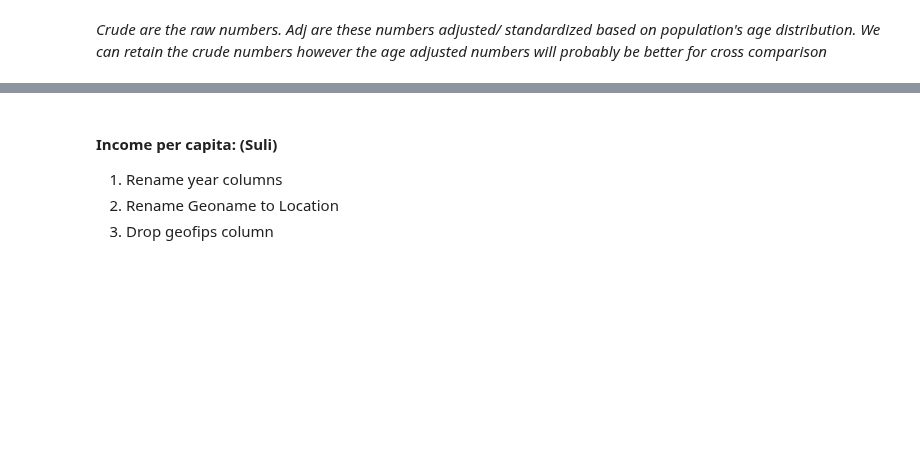
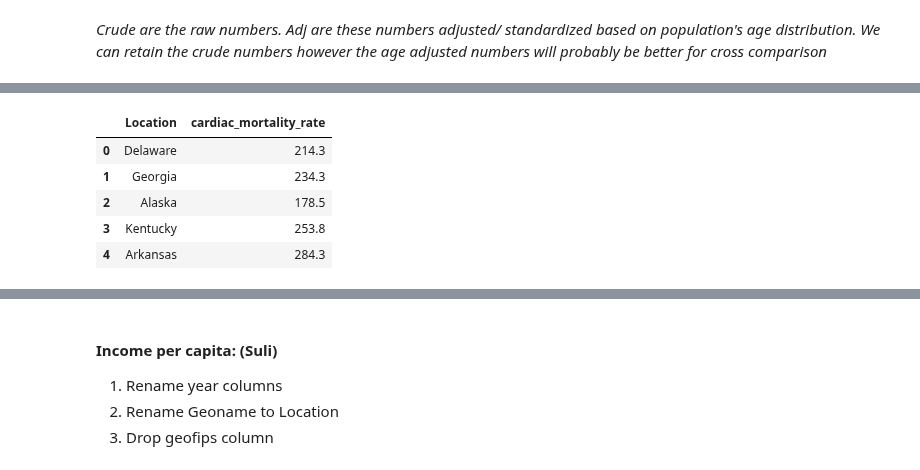
Before and after one commit to rafirahman27/Preparing_for_the_next_Pandemic, a Jupyter notebook: Katie.ipynb, the cells around one changed output, grey strips where cells are left out. Cells and saved outputs as stored; diff of their text form; code cells hidden in the pictures; blank space fills up the shorter version.

```diff
--- a/Katie.ipynb
+++ b/Katie.ipynb
@@ -295,9 +478,16 @@ cardiac_mortality = pd.read_csv('Data/Raw/cardiac_mortality_adj.csv')
 # %%
 cardiac_mortality.rename(columns={
     'DataValue':'cardiac_mortality_rate',
     'LocationDesc':'Location'}, inplace=True)
-cardiac_mortality.drop(columns=['Unnamed: 0', 'YearStart', 'Question'], inplace=True)
+cardiac_mortality.drop(columns=['YearStart', 'Question'], inplace=True)
 cardiac_mortality.head()
+# %% [output]
+|  | Location | cardiac_mortality_rate |
+| 0 | Delaware | 214.3 |
+| 1 | Georgia | 234.3 |
+| 2 | Alaska | 178.5 |
+| 3 | Kentucky | 253.8 |
+| 4 | Arkansas | 284.3 |
 # %%
 diabetes = pd.read_csv('Data/Raw/diabetes_adj.csv')
 diabetes.head()
```
Also changed, not shown: parts of 57 cells of this notebook, 20 other files.
